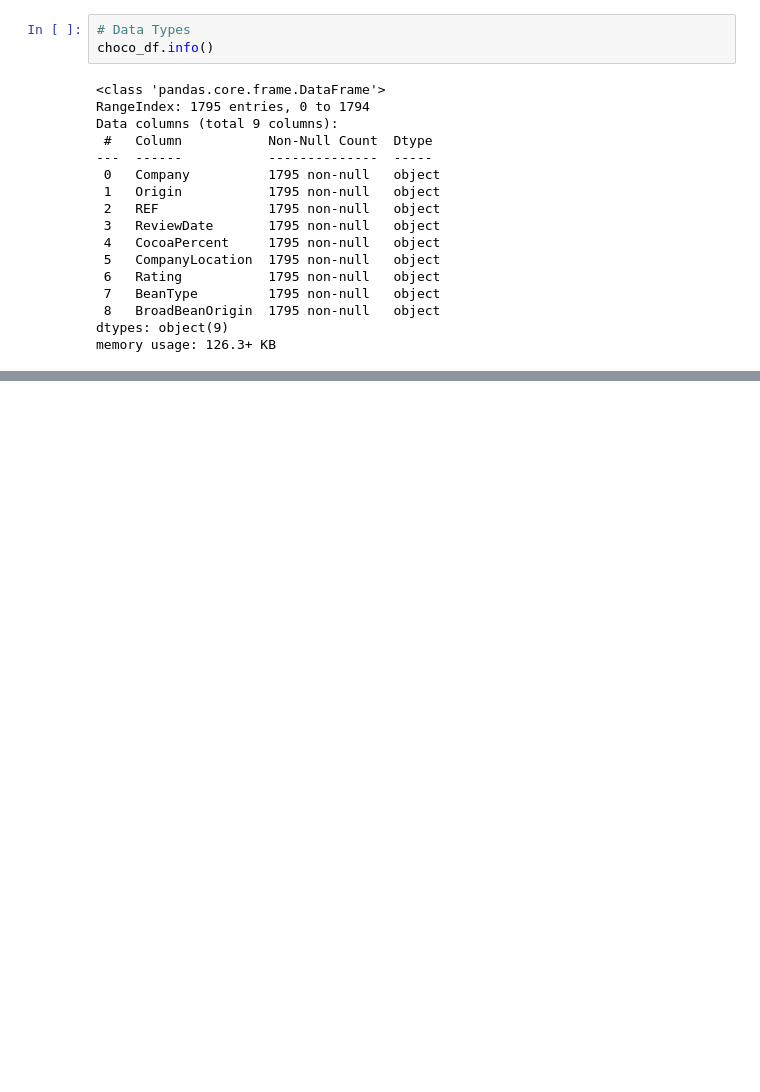
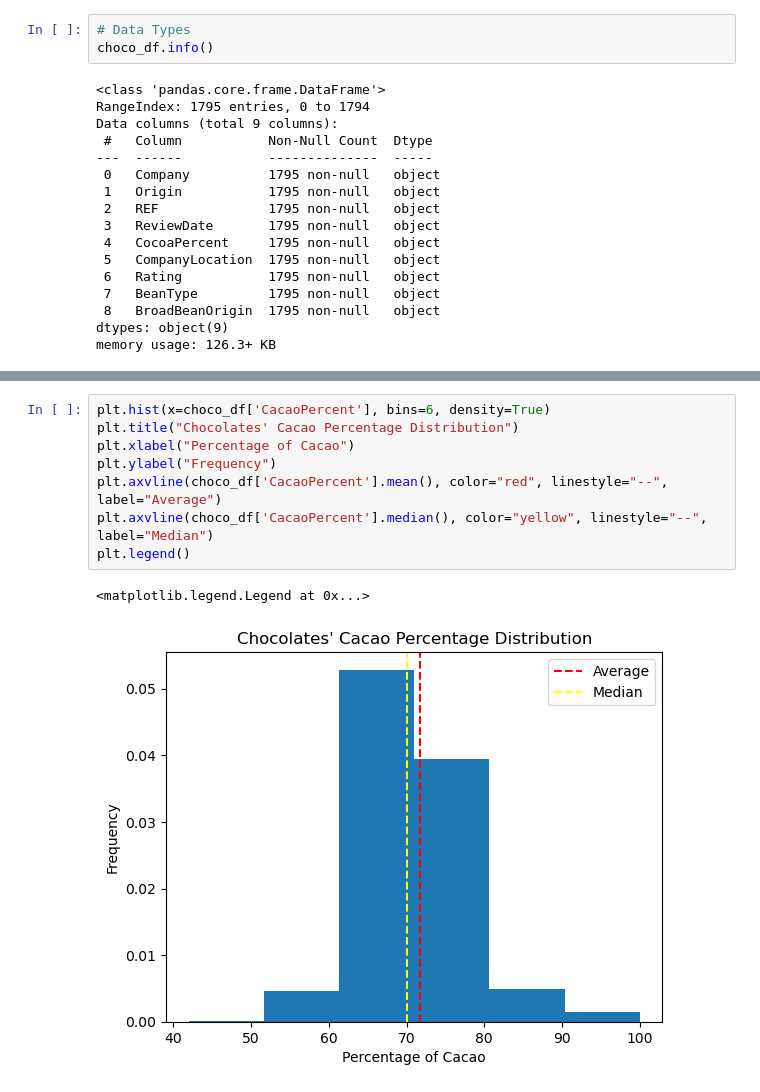
Before and after one commit to ljven00/chocolate_soup, a Jupyter notebook: chocolate_soup.ipynb, the cells around one changed output, grey strips where cells are left out. Drawn from its saved outputs; the diff is of its cells as text; blank space fills up the shorter version.

```diff
--- a/chocolate_soup.ipynb
+++ b/chocolate_soup.ipynb
@@ -136,0 +189,11 @@ choco_df.head(10)
+# %%
+plt.hist(x=choco_df['CacaoPercent'], bins=6, density=True)
+plt.title("Chocolates' Cacao Percentage Distribution")
+plt.xlabel("Percentage of Cacao")
+plt.ylabel("Frequency")
+plt.axvline(choco_df['CacaoPercent'].mean(), color="red", linestyle="--", label="Average")
+plt.axvline(choco_df['CacaoPercent'].median(), color="yellow", linestyle="--", label="Median")
+plt.legend()
+# %% [output]
+<matplotlib.legend.Legend at 0x...>
+[figure, added]
```
Also changed, not shown: parts of 18 cells of this notebook.
